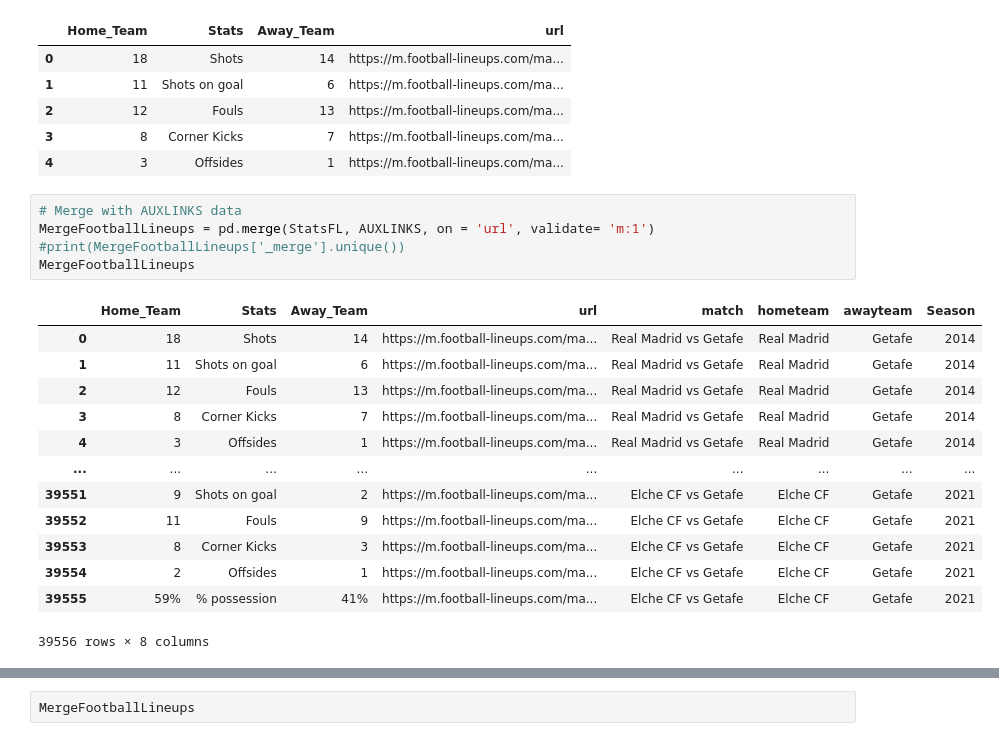
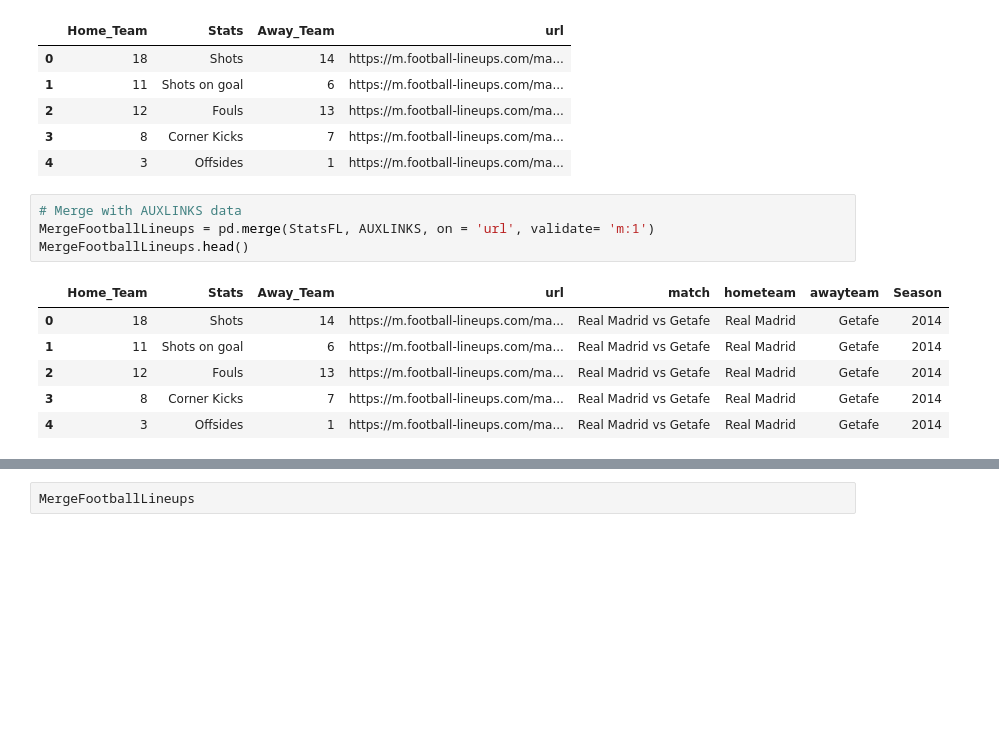
Before and after one commit to aaron4795/Thesis, a Jupyter notebook: Python/Code/[6 FTBLNP - AttendanceRTransfermkt.ipynb, the cells around one changed output, grey strips where cells are left out. Cells and saved outputs as stored; diff of their text form; blank space fills up the shorter version.

```diff
--- a/Python/Code/[6 FTBLNP - AttendanceRTransfermkt.ipynb
+++ b/Python/Code/[6 FTBLNP - AttendanceRTransfermkt.ipynb
@@ -130,22 +130,14 @@ StatsFL.head()
 # %%
 # Merge with AUXLINKS data
 MergeFootballLineups = pd.merge(StatsFL, AUXLINKS, on = 'url', validate= 'm:1')
-#print(MergeFootballLineups['_merge'].unique())
-MergeFootballLineups
+MergeFootballLineups.head()
 # %% [output]
 |  | Home_Team | Stats | Away_Team | url | match | hometeam | awayteam | Season |
 | 0 | 18 | Shots | 14 | https://m.football-lineups.com/ma... | Real Madrid vs Getafe | Real Madrid | Getafe | 2014 |
 | 1 | 11 | Shots on goal | 6 | https://m.football-lineups.com/ma... | Real Madrid vs Getafe | Real Madrid | Getafe | 2014 |
 | 2 | 12 | Fouls | 13 | https://m.football-lineups.com/ma... | Real Madrid vs Getafe | Real Madrid | Getafe | 2014 |
 | 3 | 8 | Corner Kicks | 7 | https://m.football-lineups.com/ma... | Real Madrid vs Getafe | Real Madrid | Getafe | 2014 |
 | 4 | 3 | Offsides | 1 | https://m.football-lineups.com/ma... | Real Madrid vs Getafe | Real Madrid | Getafe | 2014 |
-| ... | ... | ... | ... | ... | ... | ... | ... | ... |
-| 39551 | 9 | Shots on goal | 2 | https://m.football-lineups.com/ma... | Elche CF vs Getafe | Elche CF | Getafe | 2021 |
-| 39552 | 11 | Fouls | 9 | https://m.football-lineups.com/ma... | Elche CF vs Getafe | Elche CF | Getafe | 2021 |
-| 39553 | 8 | Corner Kicks | 3 | https://m.football-lineups.com/ma... | Elche CF vs Getafe | Elche CF | Getafe | 2021 |
-| 39554 | 2 | Offsides | 1 | https://m.football-lineups.com/ma... | Elche CF vs Getafe | Elche CF | Getafe | 2021 |
-| 39555 | 59% | % possession | 41% | https://m.football-lineups.com/ma... | Elche CF vs Getafe | Elche CF | Getafe | 2021 |
-39556 rows × 8 columns
 # %%
 # Keep relevant obs and clean data
 MergeFootballLineups = MergeFootballLineups[
```
Also changed, not shown: parts of 11 cells of this notebook, 6 other files.
